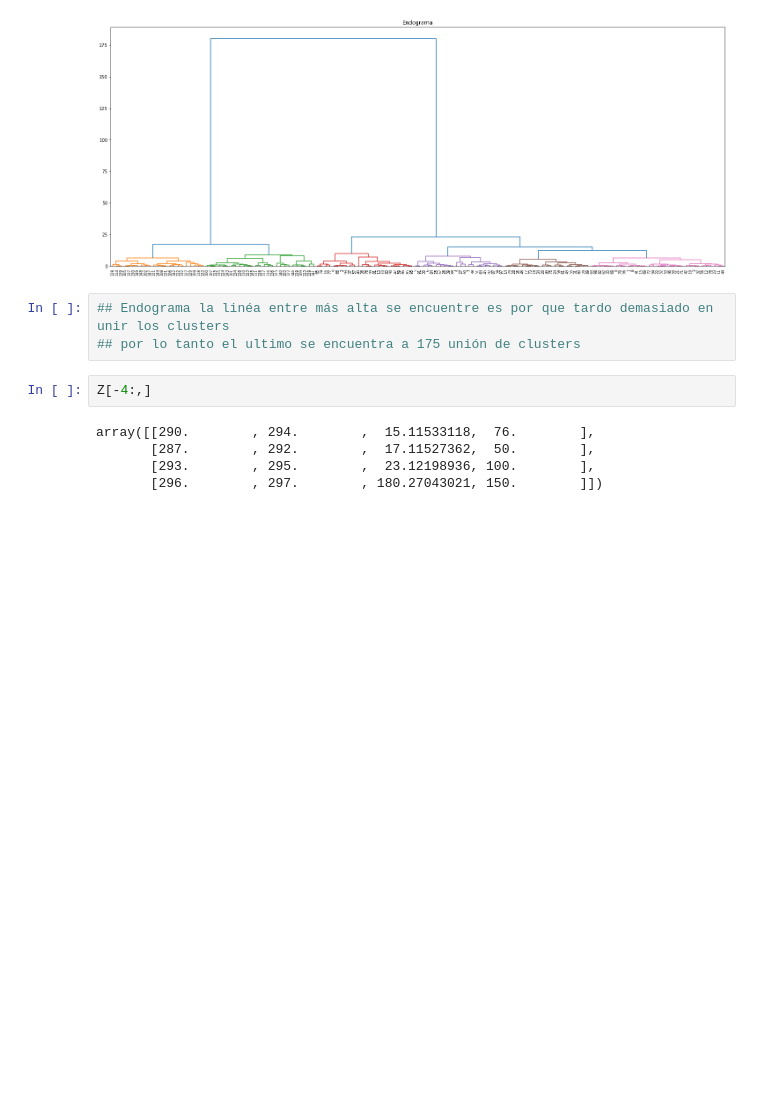
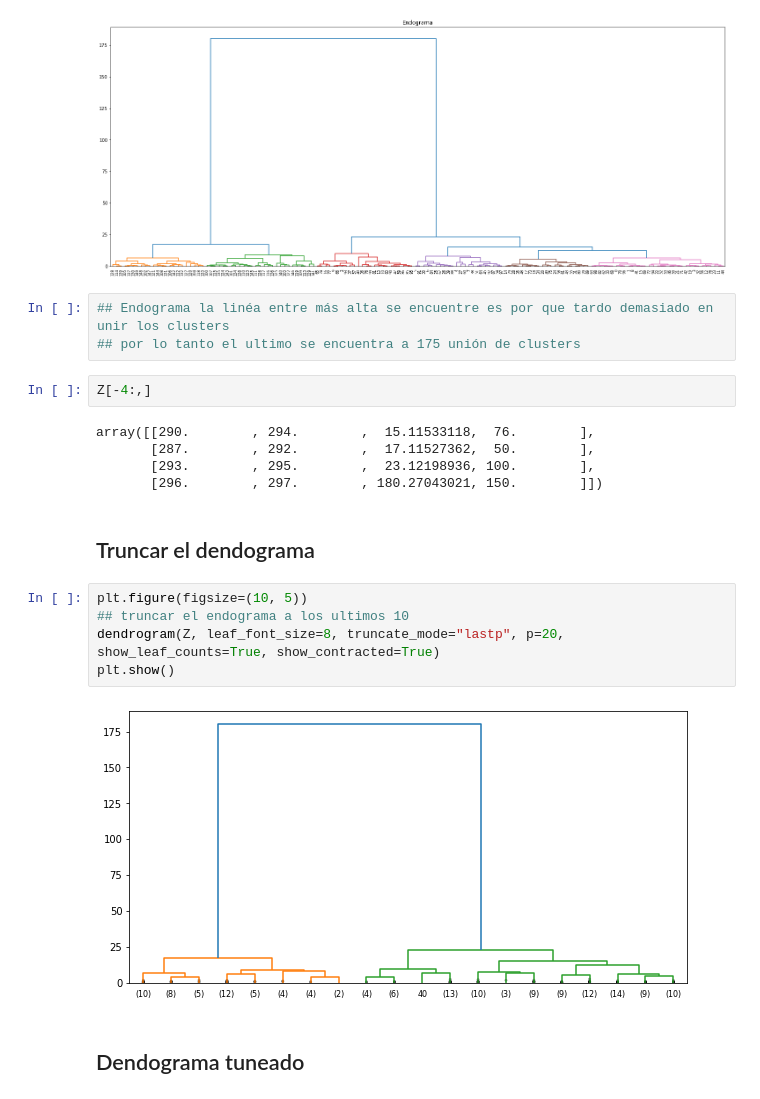
Before and after one commit to GersonVis/Tecnicas-de-IA, a Jupyter notebook: curso udemy/clustering/clustering endogramico.ipynb, the cells around one changed output. Drawn from its saved outputs; the diff is of its cells as text; blank space fills up the shorter version.

```diff
--- a/curso udemy/clustering/clustering endogramico.ipynb
+++ b/curso udemy/clustering/clustering endogramico.ipynb
@@ -137,3 +137,14 @@ array([[290.        , 294.        ,  15.11533118,  76.        ],
        [287.        , 292.        ,  17.11527362,  50.        ],
        [293.        , 295.        ,  23.12198936, 100.        ],
        [296.        , 297.        , 180.27043021, 150.        ]])
+# %% [markdown]
+## Truncar el dendograma
+# %%
+plt.figure(figsize=(10, 5))
+## truncar el endograma a los ultimos 10
+dendrogram(Z, leaf_font_size=8, truncate_mode="lastp", p=20, show_leaf_counts=True, show_contracted=True)
+plt.show()
+# %% [output]
+[figure, added]
+# %% [markdown]
+## Dendograma tuneado
```
